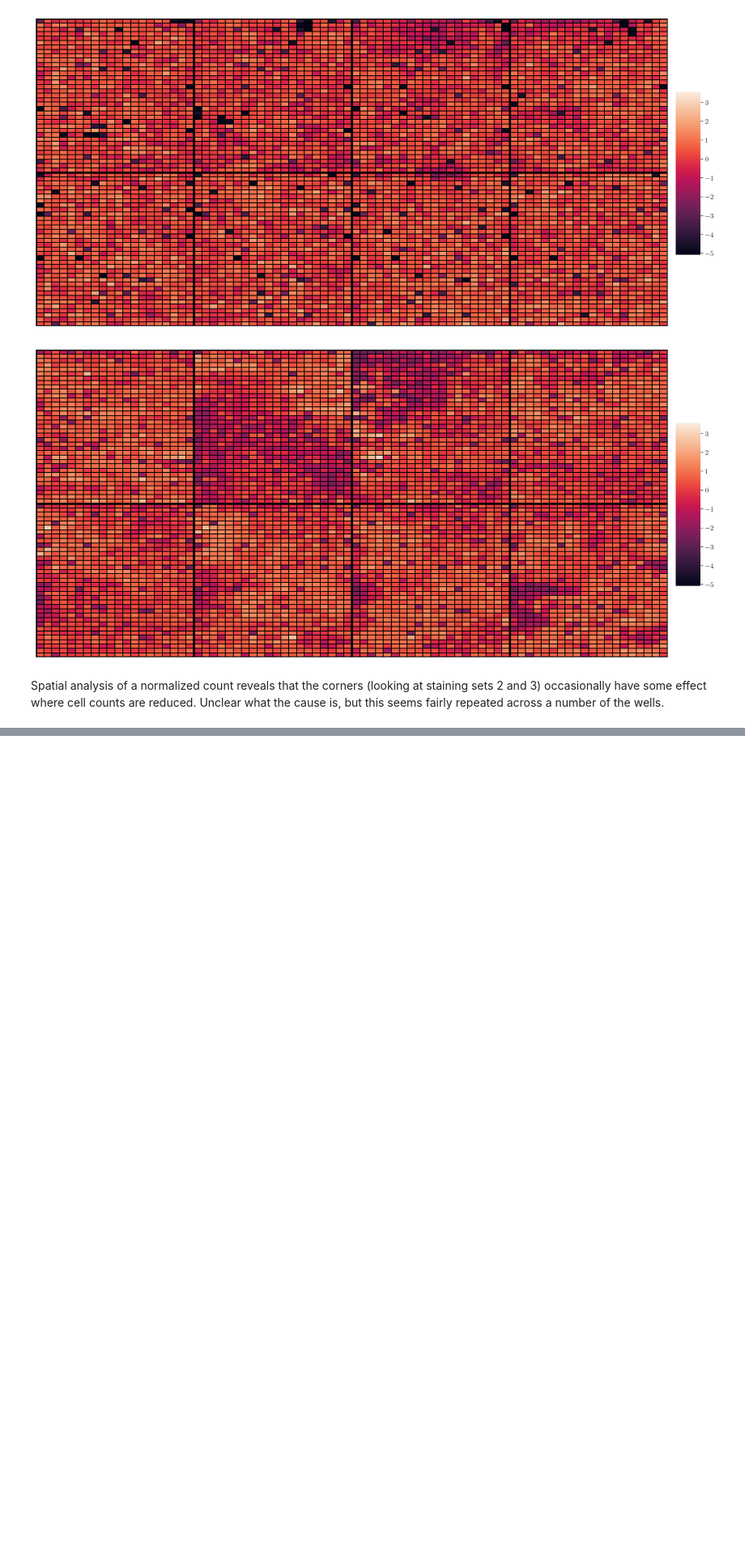
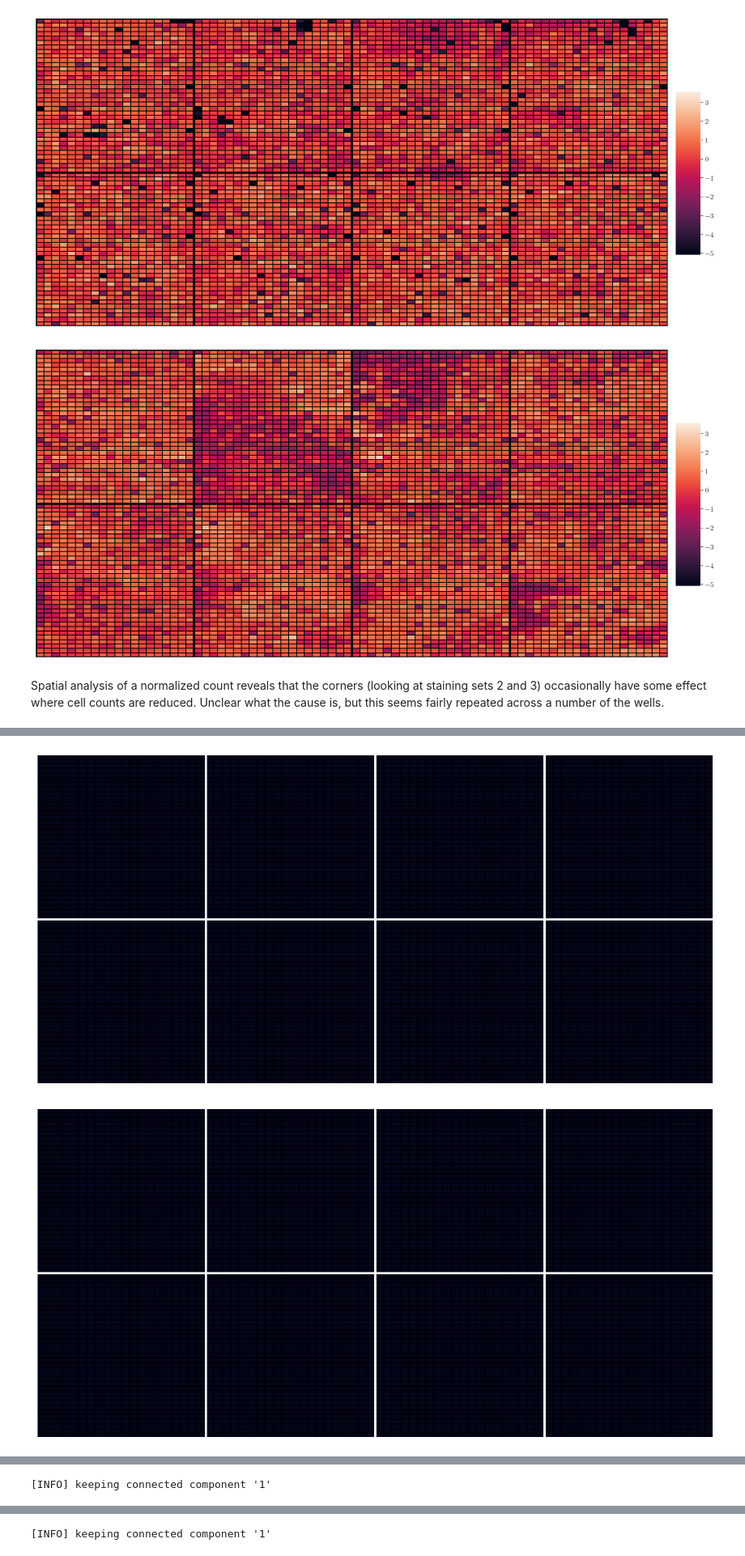
Before and after one commit to unique-subedi/microenvironment-microarrays, a Jupyter notebook: 604_project1_yash.ipynb, the cells around one changed output, grey strips where cells are left out. Shown: that part at 81% size. Cells and saved outputs as stored; diff of their text form; code cells hidden in the pictures; blank space fills up the shorter version.

Commit message:
Add thresholded connected components to find anomalies

```diff
--- a/604_project1_yash.ipynb
+++ b/604_project1_yash.ipynb
@@ -81,7 +82,7 @@ def viz_plate_property(plate, property, viz_blur=False):
 
         viz_heatmap = well_heatmaps[well_idx]
         if viz_blur:
-            viz_heatmap = gaussian_filter(viz_heatmap, sigma=3)
+            viz_heatmap = gaussian_filter(viz_heatmap, sigma=1)
 
         sns.heatmap(
             viz_heatmap, ax=ax, vmin=min_prop, vmax=max_prop, linewidths=1,
@@ -138,8 +139,3 @@ for staining_set in staining_sets:
 [figure]
 # %% [markdown]
 Spatial analysis of a normalized count reveals that the corners (looking at staining sets 2 and 3) occasionally have some effect where cell counts are reduced. Unclear what the cause is, but this seems fairly repeated across a number of the wells.
-# %%
-for staining_set in staining_sets:
-    for plate_name in staining_set:
-        plates[plate_name]["thresh_count"] = (plates[plate_name]["std_count"] < -2.5).astype(np.float32)
-populate_property_minmax("thresh_count")
@@ -158,0 +142,45 @@ for plate_idx in range(8):
+# %%
+for staining_set in staining_sets[2:3]:
+    for plate_name in staining_set:
+        fig, axs = plt.subplots(2, 4, figsize=(16, 8), dpi=120)
+        plt.subplots_adjust(wspace=0, hspace=0)
+
+        for well_idx in range(8):
+            plate = plates[plate_name]
+            well_std_count = gen_well_viz_property(plate, well_idx, "std_count")
+            thresh = (well_std_count < -2.5).astype(np.int8)
+            output = cv2.connectedComponentsWithStats(thresh, 4, cv2.CV_32S)
+            (numLabels, labels, stats, centroids) = output
+            mask = np.zeros(thresh.shape, dtype="uint8")
+
+            # loop over the number of unique connected component labels, skipping
+            # over the first label (label zero is the background)
+            for i in range(1, numLabels):
+                x = stats[i, cv2.CC_STAT_LEFT]
+                y = stats[i, cv2.CC_STAT_TOP]
+                w = stats[i, cv2.CC_STAT_WIDTH]
+                h = stats[i, cv2.CC_STAT_HEIGHT]
+                area = stats[i, cv2.CC_STAT_AREA]
+
+                if area > 5:
+                    componentMask = (labels == i).astype("uint8") * 255
+                    mask = cv2.bitwise_or(mask, componentMask)
+
+            well_rows, well_cols = 35, 20
+            ax = axs[well_idx // 4, well_idx % 4]
+            ax.axhline(y=0, color='w',linewidth=3)
+            ax.axhline(y=well_rows, color='w',linewidth=3)
+            ax.axvline(x=0, color='w',linewidth=3)
+            ax.axvline(x=well_cols, color='w',linewidth=3)
+
+            sns.heatmap(
+                mask, ax=ax, linewidths=1,
+                cbar=False, cbar_ax=None, vmin=0, vmax=1,
+                linecolor='black', xticklabels=False, yticklabels=False,
+            )
+        plt.show()
+
+populate_property_minmax("thresh_count")
+# %% [output]
+[figure, added]
+[figure, added]
@@ -158,0 +188 @@ for plate_idx in range(8):
+[INFO] keeping connected component '1'
@@ -158,0 +191 @@ for plate_idx in range(8):
+[INFO] keeping connected component '1'
```
Also changed, not shown: parts of 3 cells of this notebook.
